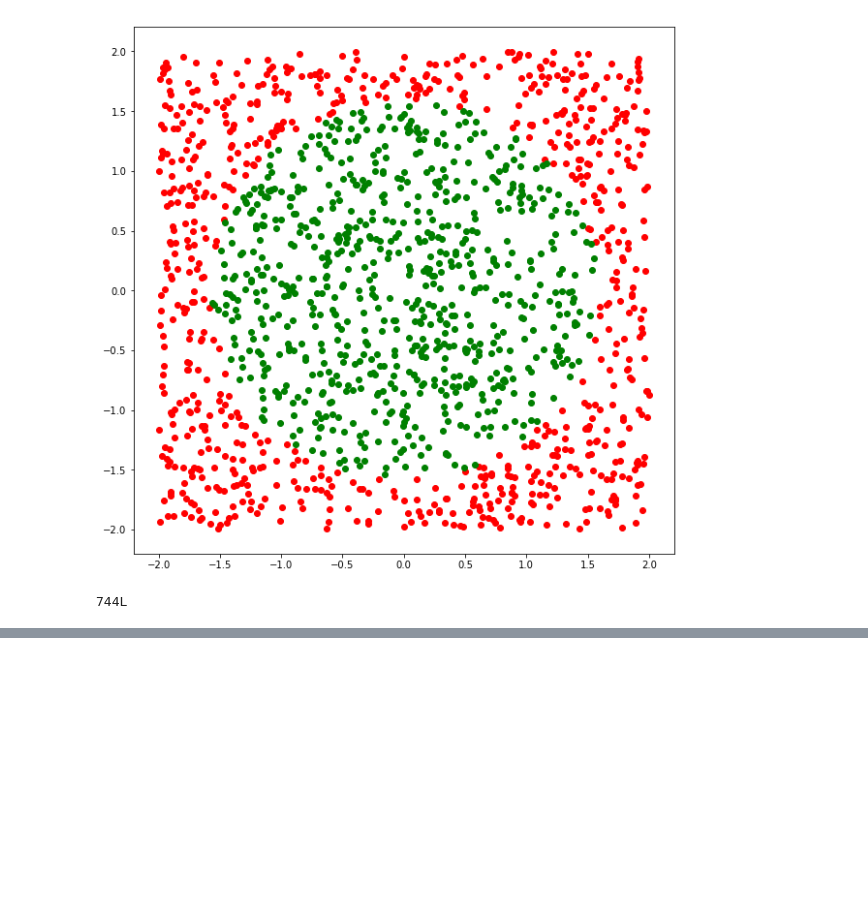
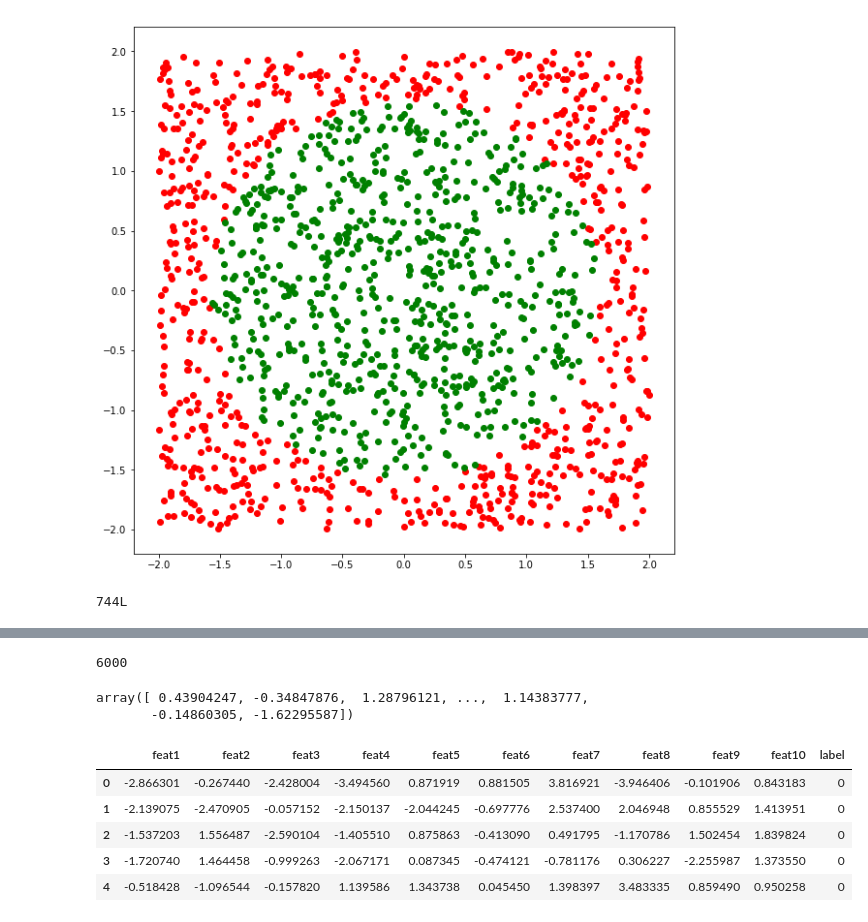
Before and after one commit to mitbal/sidu, a Jupyter notebook: musimpanas/generate_data.ipynb, the cells around one changed output, grey strips where cells are left out. Cells and saved outputs as stored; diff of their text form; code cells hidden in the pictures; blank space fills up the shorter version.

```diff
--- a/musimpanas/generate_data.ipynb
+++ b/musimpanas/generate_data.ipynb
@@ -80,0 +83,3 @@ linear1.to_csv('linear1.csv', index=False)
+# %%
+df = pd.read_csv('easy_dataset.csv')
+df.head()
@@ -80,0 +93,4 @@ linear1.to_csv('linear1.csv', index=False)
+# %%
+df.size
+# %% [output]
+6000
@@ -80,0 +99,24 @@ linear1.to_csv('linear1.csv', index=False)
+# %%
+np.random.normal(loc=0, scale=1, size=6000)
+# %% [output]
+array([ 0.43904247, -0.34847876,  1.28796121, ...,  1.14383777,
+       -0.14860305, -1.62295587])
+# %%
+new_df = pd.DataFrame()
+new_df['feat1'] = df['x']
+
+for i in range(2, 10):
+    nu_mean = np.random.normal(size=1)[0]
+    new_df['feat'+str(i)] = np.random.normal(loc=nu_mean, scale=1+abs(nu_mean), size=len(df))
+
+new_df['feat10'] = df['y']
+new_df['label'] = df['label']
+
+new_df.head()
+# %% [output]
+|  | feat1 | feat2 | feat3 | feat4 | feat5 | feat6 | feat7 | feat8 | feat9 | feat10 | label |
+| 0 | -2.866301 | -0.267440 | -2.428004 | -3.494560 | 0.871919 | 0.881505 | 3.816921 | -3.946406 | -0.101906 | 0.843183 | 0 |
+| 1 | -2.139075 | -2.470905 | -0.057152 | -2.150137 | -2.044245 | -0.697776 | 2.537400 | 2.046948 | 0.855529 | 1.413951 | 0 |
+| 2 | -1.537203 | 1.556487 | -2.590104 | -1.405510 | 0.875863 | -0.413090 | 0.491795 | -1.170786 | 1.502454 | 1.839824 | 0 |
+| 3 | -1.720740 | 1.464458 | -0.999263 | -2.067171 | 0.087345 | -0.474121 | -0.781176 | 0.306227 | -2.255987 | 1.373550 | 0 |
+| 4 | -0.518428 | -1.096544 | -0.157820 | 1.139586 | 1.343738 | 0.045450 | 1.398397 | 3.483335 | 0.859490 | 0.950258 | 0 |
```
Also changed, not shown: parts of 7 cells of this notebook, 1 other file.
